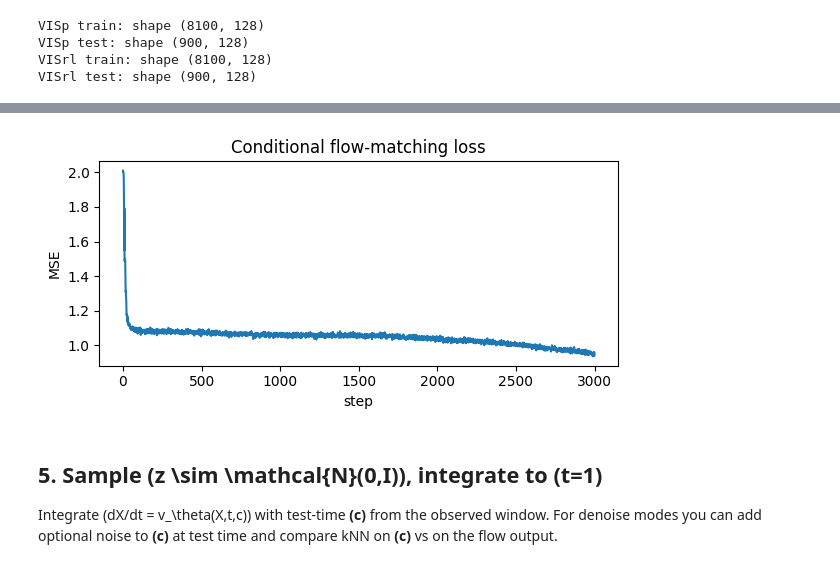
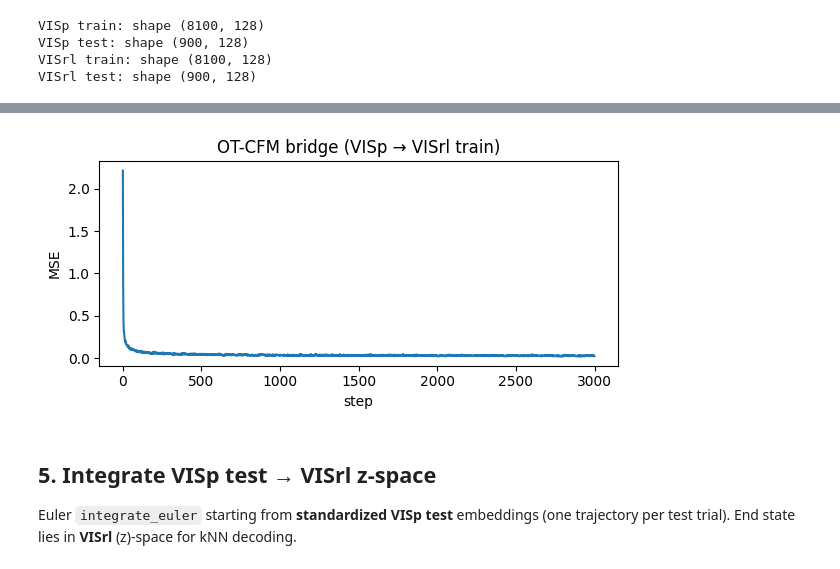
Before and after one commit to fachengyu/Flow_Hackathon, a Jupyter notebook: signal_flow/signal_walkthrough.ipynb, the cells around one changed output, grey strips where cells are left out. Cells and saved outputs as stored; diff of their text form; code cells hidden in the pictures.

Commit message:
Update exercise for signal data.

```diff
--- a/signal_flow/signal_walkthrough.ipynb
+++ b/signal_flow/signal_walkthrough.ipynb
@@ -66,18 +61,10 @@ if str(FLOW_DIR) not in sys.path:
 _sm = _load_module("signal_model", FLOW_DIR / "signal_model.py")
 _sd = _load_module("signal_decode", FLOW_DIR / "signal_decode.py")
 
-GVPCPlan = _sm.GVPCPlan
-ICPlan = _sm.ICPlan
-ConditionalVelocityFieldMLP = _sm.ConditionalVelocityFieldMLP
-fda_conditional_flow_matching_loss = _sm.fda_conditional_flow_matching_loss
-integrate_rk4_conditional = _sm.integrate_rk4_conditional
-aligned_minibatch = _sm.aligned_minibatch
-standard_gaussian_latent = _sm.standard_gaussian_latent
+MLP_Residual = _sm.MLP_Residual
+cfm_loss_bridge = _sm.cfm_loss_bridge
+integrate_euler = _sm.integrate_euler
 allen_frame_id_decode = _sd.allen_frame_id_decode
-
-_fe = _load_module("fda_evaluation", FLOW_DIR / "fda_evaluation.py")
-fda_metrics_sweep = _fe.fda_metrics_sweep
-print_fda_sweep_table = _fe.print_fda_sweep_table
 
 device = torch.device("cuda" if torch.cuda.is_available() else "cpu")
 print("device:", device)
@@ -157,57 +146,25 @@ Sample \(x_0 \sim \mathcal{N}(0,I)\), trial-aligned \(x_1\) and condition \(c\)
 # %%
-# cross_visrl: x1=VISrl, c=VISp (aligned trials). Denoise modes: c = x1 + noise (same area).
-FLOW_MODE = "cross_visrl"
-COND_NOISE_STD = 0.25  # used only for visrl_denoise / visp_denoise
-
-model = ConditionalVelocityFieldMLP(
-    data_dim=dim,
-    hidden_dim=512,
-    time_emb_dim=128,
-    ctx_dim=128,
-    n_layers=5,
-    dropout=0.05,
+model = MLP_Residual(
+    input_size=dim,
+    hidden_size=512,
+    amount_layers=5,
+    output_size=dim,
+    time_dimension=128,
 ).to(device)
 opt = torch.optim.AdamW(model.parameters(), lr=1e-3, weight_decay=1e-4)
 
 BATCH = 512
 STEPS = 3000
-TRAIN_EPS = 1e-5
-PATH_TYPE = "linear"
-plan = ICPlan() if PATH_TYPE == "linear" else GVPCPlan()
-
-train_gen = torch.Generator(device=device)
-train_gen.manual_seed(0)
+n_pair = z_visp_tr_t.shape[0]
+assert n_pair == z_visrl_tr_t.shape[0]
 
 losses = []
 model.train()
 for step in range(STEPS):
-    if FLOW_MODE == "cross_visrl":
-        x1_b, cond_b = aligned_minibatch(
-            z_visrl_tr_t, z_visp_tr_t, batch_size=BATCH, generator=train_gen
-        )
-    elif FLOW_MODE == "visrl_denoise":
-        (x1_b,) = aligned_minibatch(
-            z_visrl_tr_t, batch_size=BATCH, generator=train_gen
-        )
-        cond_b = x1_b + COND_NOISE_STD * torch.randn(
-            x1_b.shape, device=device, dtype=x1_b.dtype, generator=train_gen
-        )
-    elif FLOW_MODE == "visp_denoise":
-        (x1_b,) = aligned_minibatch(
-            z_visp_tr_t, batch_size=BATCH, generator=train_gen
-        )
-        cond_b = x1_b + COND_NOISE_STD * torch.randn(
-            x1_b.shape, device=device, dtype=x1_b.dtype, generator=train_gen
-        )
-    else:
-        raise ValueError(FLOW_MODE)
-
-    x0_b = standard_gaussian_latent(
-        BATCH, dim, device=device, dtype=x1_b.dtype, generator=train_gen
-    )
-    loss = fda_conditional_flow_matching_loss(
-        model, x0_b, x1_b, cond_b, plan, train_eps=TRAIN_EPS
-    )
+    idx = torch.randint(0, n_pair, (BATCH,), device=device)
+    x0_b = z_visp_tr_t[idx]
+    x1_b = z_visrl_tr_t[idx]
+    loss = cfm_loss_bridge(model, x0_b, x1_b)
     opt.zero_grad(set_to_none=True)
     loss.backward()
     opt.step()
@@ -219,7 +176,7 @@ plt.figure(figsize=(6, 3))
 plt.plot(losses)
 plt.xlabel("step")
 plt.ylabel("MSE")
-plt.title("Conditional flow-matching loss")
+plt.title("OT-CFM bridge (VISp → VISrl train)")
 plt.tight_layout()
 plt.show()
 # %% [output]
@@ -233,6 +190,6 @@ step  2999  loss 0.957244
-[figure, old version]
+[figure, new version]
 # %% [markdown]
-## 5. Sample \(z \sim \mathcal{N}(0,I)\), integrate to \(t=1\)
+## 5. Integrate VISp test → VISrl z-space
 
-Integrate \(dX/dt = v_\theta(X,t,c)\) with test-time **\(c\)** from the observed window. For denoise modes you can add optional noise to **\(c\)** at test time and compare kNN on **\(c\)** vs on the flow output.
+Euler `integrate_euler` starting from **standardized VISp test** embeddings (one trajectory per test trial). End state lies in **VISrl** \(z\)-space for kNN decoding.
 # %%
```
Also changed, not shown: parts of 13 cells of this notebook, 3 other files.
